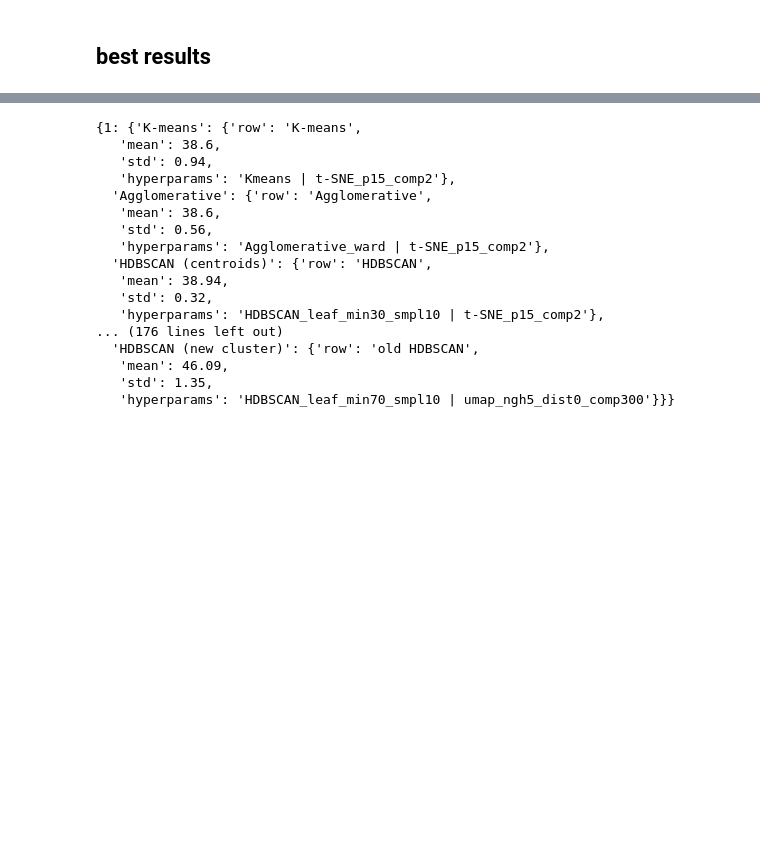
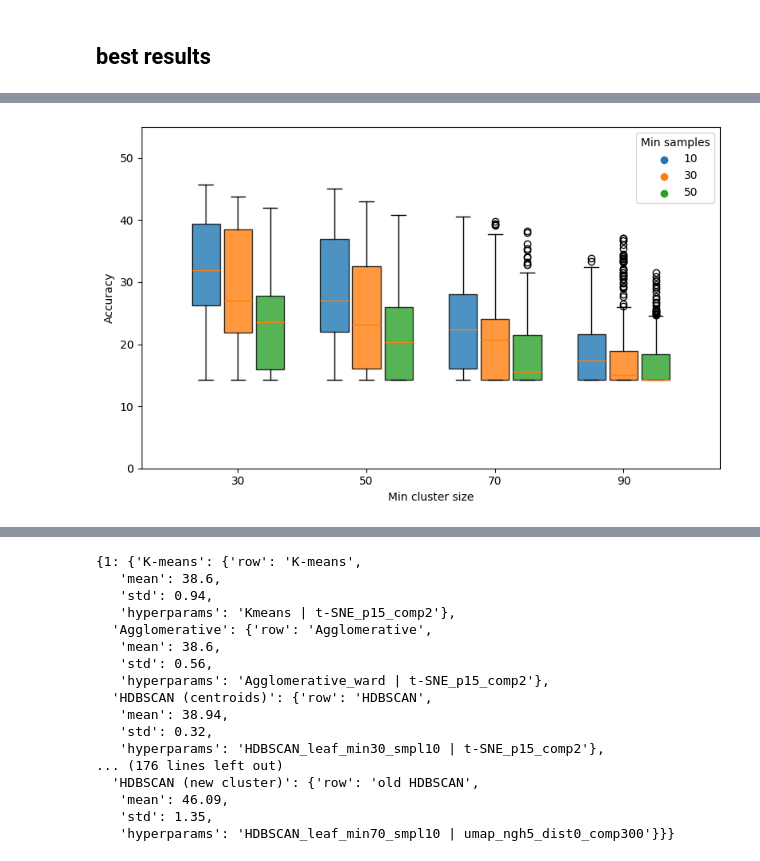
Before and after one commit to PulyaPolya/genres, a Jupyter notebook: ast_embedding_clustering.ipynb, the cells around one changed output, grey strips where cells are left out. Saved outputs shown, nothing was run; the diff lists cells and outputs as text; code cells hidden in the pictures; blank space fills up the shorter version.

Commit message:
visualisation

```diff
--- a/ast_embedding_clustering.ipynb
+++ b/ast_embedding_clustering.ipynb
@@ -2282,0 +2404,15 @@ best_results
+# %%
+# new cluster
+#centroids
+root_path = r"P:\datasets\geenres\fma\clustering_results\raw\hdbscan_normal"
+result = get_hdbscan_dict_layer(root_path,-100, num_iter= True)
+result = {key.replace(" (normal)", "") : result[key] for key in result.keys() }
+
+root_path = r"P:\datasets\geenres\fma\clustering_results"
+# result = get_hdbscan_dict_layer(root_path,-1)
+
+for i in range (1,13):
+    layer = -i
+    result_layer = get_hdbscan_dict_layer(root_path, layer)
+    result = {key: result[key] + result_layer[key] for key in result.keys()}
+len(result["HDBSCAN_eom_min30_smpl30"])
@@ -2282,0 +2421,4 @@ best_results
+# %%
+result_eom = {key : value for key ,value in result.items() if "eom" in key}
+result_leaf = {key : value for key ,value in result.items() if "leaf" in key}
+len(result_eom["HDBSCAN_eom_min30_smpl10"])
@@ -2282,0 +2432,70 @@ best_results
+# %%
+import re
+import pandas as pd
+import matplotlib.pyplot as plt
+
+# ---- dataframe from your dict ----
+rows = []
+for key, values in result_eom.items():
+    m = re.search(r"min(\d+)_smpl(\d+)", key)
+    if not m:
+        continue
+
+    min_size = int(m.group(1))
+    samples = int(m.group(2))
+
+    for acc in values:
+        rows.append({
+            "min_size": min_size,
+            "samples": samples,
+            "accuracy": float(acc)
+        })
+
+df = pd.DataFrame(rows)
+
+mins  = sorted(df["min_size"].unique())
+smpls = sorted(df["samples"].unique())
+
+colors = {
+    smpls[0]: "tab:blue",
+    smpls[1]: "tab:orange",
+    smpls[2]: "tab:green"
+}
+
+plt.figure(figsize=(8,5))
+
+width = 0.25     # spacing of boxplots in a group
+positions_shift = [-width, 0, width]
+
+for shift, s in zip(positions_shift, smpls):
+    data = [df[(df["min_size"] == m) & (df["samples"] == s)]["accuracy"].values
+            for m in mins]
+
+    pos = [i + shift for i in range(1, len(mins)+1)]
+
+    bp = plt.boxplot(
+        data,
+        positions=pos,
+        widths=0.22,
+        patch_artist=True
+    )
+
+    for patch in bp["boxes"]:
+        patch.set(facecolor=colors[s], alpha=0.8)
+
+# x-ticks centered under groups
+plt.xticks(range(1, len(mins)+1), mins)
+plt.xlabel("Min cluster size")
+plt.ylabel("Accuracy")
+
+# legend
+for s in smpls:
+    plt.scatter([], [], color=colors[s], label=f"{s}")
+#plt.legend()
+plt.legend(title="Min samples")
+plt.ylim(0, 55)
+plt.tight_layout()
+plt.savefig(r"C:\Polina\master\thesis\annotations\figures\hdbscan_boxes_eom_new_cluster.pdf")
+plt.show()
+# %% [output]
+[figure, added]
```
Also changed, not shown: parts of 28 cells of this notebook.
